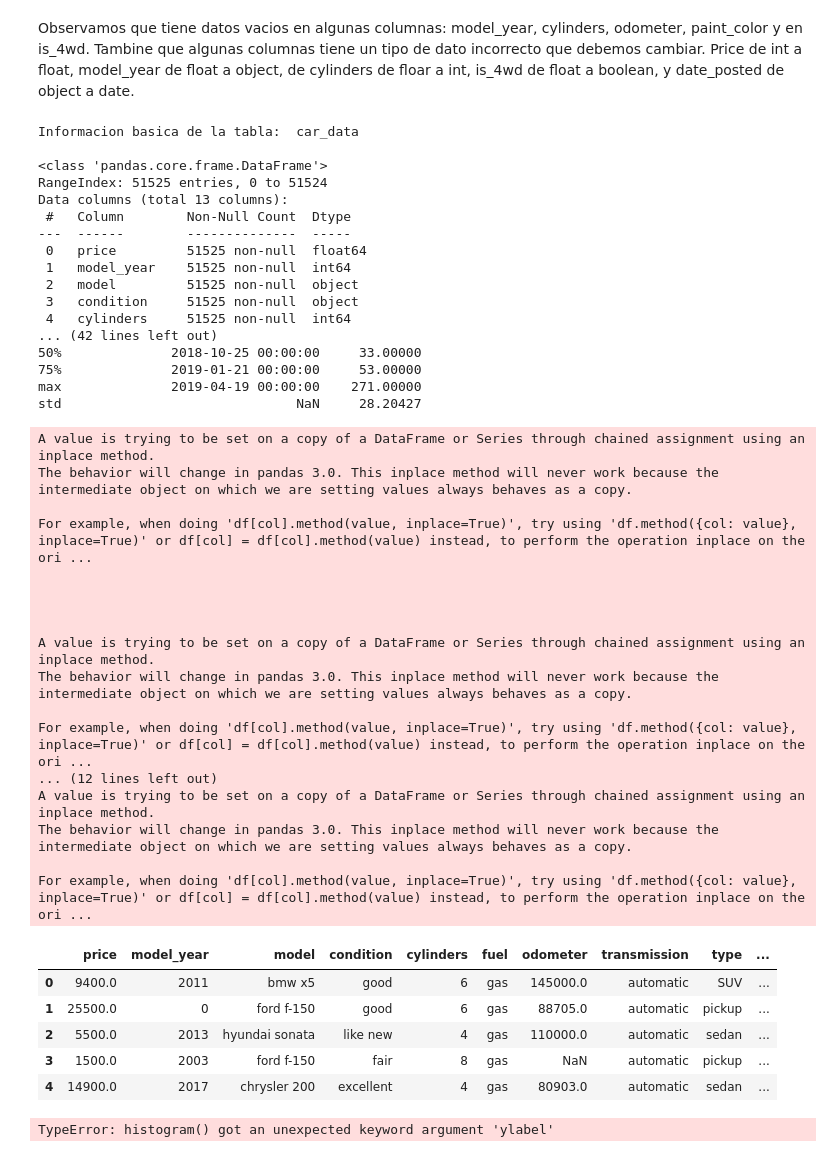
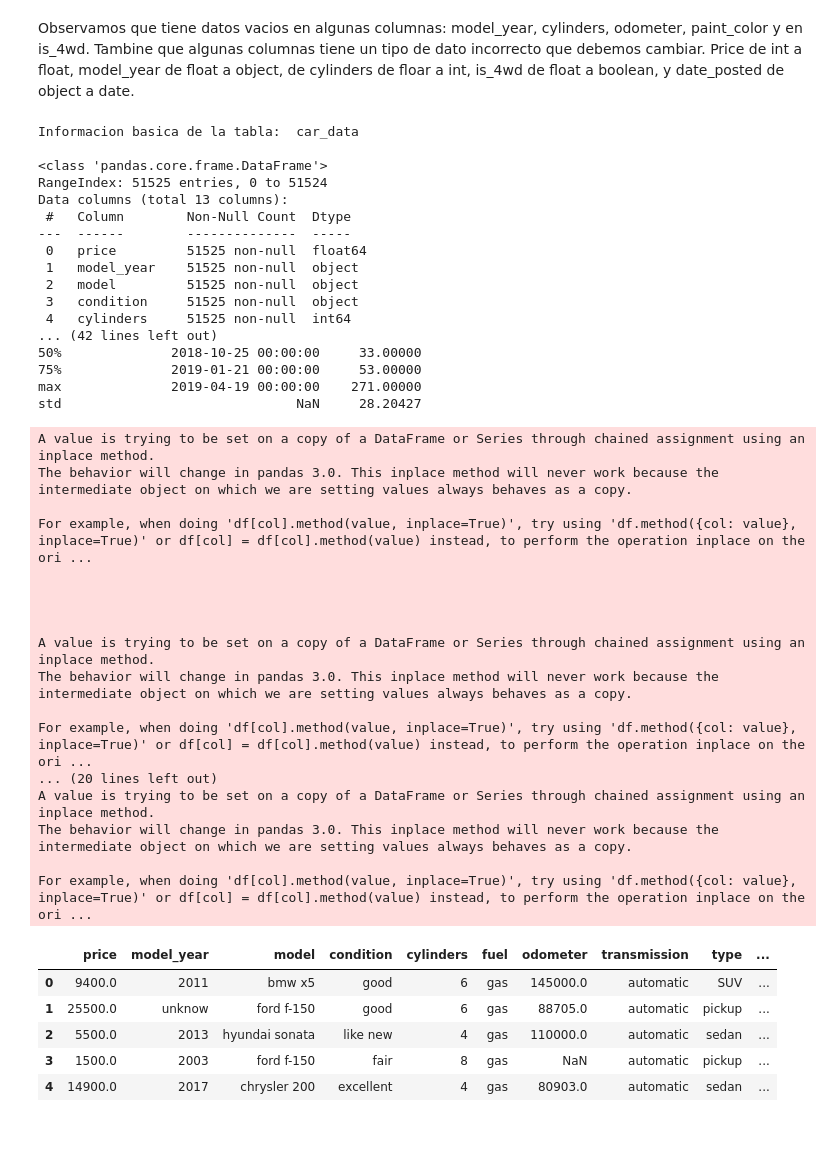
Before and after one commit to francisco-rosalesm/proyecto_sprint7, a Jupyter notebook: notebooks/EDA.ipynb, the cells around one changed output. Saved outputs shown, nothing was run; the diff lists cells and outputs as text; code cells hidden in the pictures.

```diff
--- a/notebooks/EDA.ipynb
+++ b/notebooks/EDA.ipynb
@@ -52,6 +52,9 @@ car_data['price']=car_data['price'].astype(float)
 #ahora vamos por model_year, primero de float a int, rellenamos primero los nan
 car_data['model_year'].fillna(0, inplace=True)
 car_data['model_year']=car_data['model_year'].astype(int)
+car_data['model_year']=car_data['model_year'].astype(object)
+car_data['model_year'].replace(0, "unknow", inplace=True)
+
 
 #ahora vamos por cylinders
 car_data['cylinders'].fillna(0, inplace=True)
@@ -77,36 +80,36 @@ RangeIndex: 51525 entries, 0 to 51524
 Data columns (total 13 columns):
  #   Column        Non-Null Count  Dtype
 ---  ------        --------------  -----
  0   price         51525 non-null  float64
- 1   model_year    51525 non-null  int64
+ 1   model_year    51525 non-null  object
  2   model         51525 non-null  object
  3   condition     51525 non-null  object
  4   cylinders     51525 non-null  int64
 ... (42 lines left out)
 50%              2018-10-25 00:00:00     33.00000
 75%              2019-01-21 00:00:00     53.00000
 max              2019-04-19 00:00:00    271.00000
 std                              NaN     28.20427
 A value is trying to be set on a copy of a DataFrame or Series through chained assignment using an inplace method.
 The behavior will change in pandas 3.0. This inplace method will never work because the intermediate object on which we are setting values always behaves as a copy.
 
 For example, when doing 'df[col].method(value, inplace=True)', try using 'df.method({col: value}, inplace=True)' or df[col] = df[col].method(value) instead, to perform the operation inplace on the ori ...
 
 
 
 
 A value is trying to be set on a copy of a DataFrame or Series through chained assignment using an inplace method.
 The behavior will change in pandas 3.0. This inplace method will never work because the intermediate object on which we are setting values always behaves as a copy.
 
 For example, when doing 'df[col].method(value, inplace=True)', try using 'df.method({col: value}, inplace=True)' or df[col] = df[col].method(value) instead, to perform the operation inplace on the ori ...
-... (12 lines left out)
+... (20 lines left out)
 A value is trying to be set on a copy of a DataFrame or Series through chained assignment using an inplace method.
 The behavior will change in pandas 3.0. This inplace method will never work because the intermediate object on which we are setting values always behaves as a copy.
 
 For example, when doing 'df[col].method(value, inplace=True)', try using 'df.method({col: value}, inplace=True)' or df[col] = df[col].method(value) instead, to perform the operation inplace on the ori ...
 |  | price | model_year | model | condition | cylinders | fuel | odometer | transmission | type | ... |
 | 0 | 9400.0 | 2011 | bmw x5 | good | 6 | gas | 145000.0 | automatic | SUV | ... |
-| 1 | 25500.0 | 0 | ford f-150 | good | 6 | gas | 88705.0 | automatic | pickup | ... |
+| 1 | 25500.0 | unknow | ford f-150 | good | 6 | gas | 88705.0 | automatic | pickup | ... |
 | 2 | 5500.0 | 2013 | hyundai sonata | like new | 4 | gas | 110000.0 | automatic | sedan | ... |
 | 3 | 1500.0 | 2003 | ford f-150 | fair | 8 | gas | NaN | automatic | pickup | ... |
 | 4 | 14900.0 | 2017 | chrysler 200 | excellent | 4 | gas | 80903.0 | automatic | sedan | ... |
@@ -114,12 +117,10 @@ For example, when doing 'df[col].method(value, inplace=True)', try using 'df.met
 #crear un histograma con los datos de vehicles
 
 fig = px.histogram(car_data, x="model_year",
-                   title="Autos posteados por año de modelo") # crear un histograma
+                   title="Autos posteados por año de modelo", ) # crear un histograma
 fig.show() # crear gráfico de dispersión
 
 #crear un grafico de dispersion
 
 fig = px.scatter(car_data, x="odometer", y="price", title="Precio de vehiculos por kilometraje") # crear un gráfico de dispersión
 fig.show() # crear gráfico de dispersión
-# %% [output]
-TypeError: histogram() got an unexpected keyword argument 'ylabel'
```
